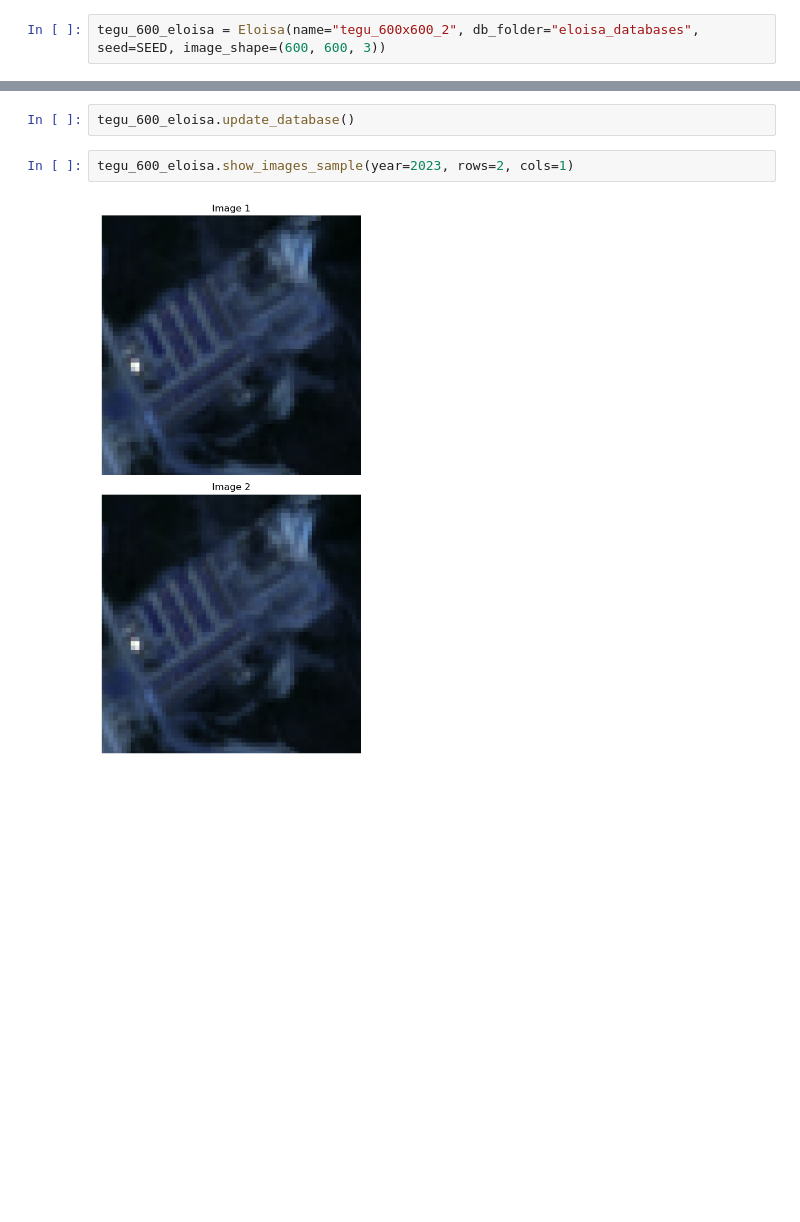
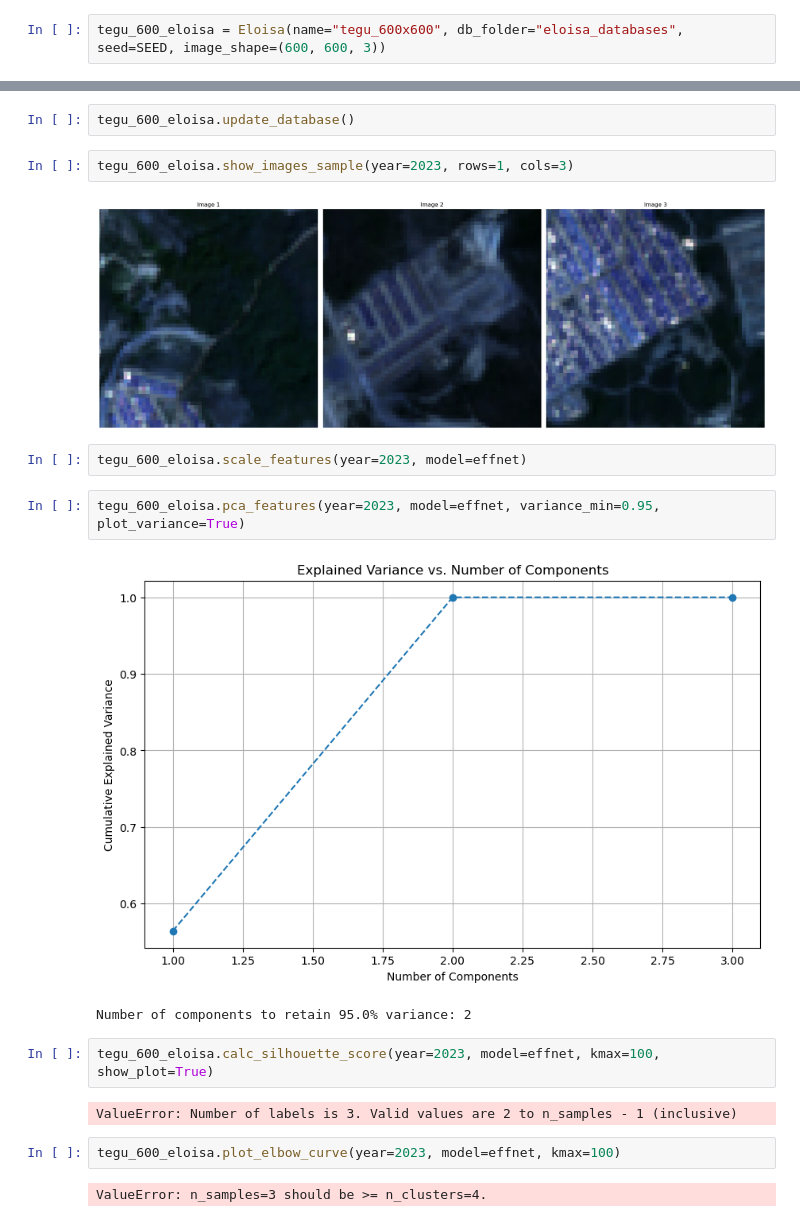
Before and after one commit to JuanesLamilla/TemporalClusterNet, a Jupyter notebook: main.ipynb, the cells around one changed output, grey strips where cells are left out. Drawn from its saved outputs; the diff is of its cells as text; blank space fills up the shorter version.

```diff
--- a/main.ipynb
+++ b/main.ipynb
@@ -92,5 +94,5 @@ import eloisa
 reload(eloisa)
 from eloisa import Eloisa
 # %%
-tegu_600_eloisa = Eloisa(name="tegu_600x600_2", db_folder="eloisa_databases", seed=SEED, image_shape=(600, 600, 3))
+tegu_600_eloisa = Eloisa(name="tegu_600x600", db_folder="eloisa_databases", seed=SEED, image_shape=(600, 600, 3))
 # %% [output]
@@ -126,6 +126,21 @@ for year in tegu_600_eloisa._data:
 # %%
 tegu_600_eloisa.update_database()
 # %%
-tegu_600_eloisa.show_images_sample(year=2023, rows=2, cols=1)
+tegu_600_eloisa.show_images_sample(year=2023, rows=1, cols=3)
 # %% [output]
-[figure, old version]
+[figure, new version]
+# %%
+tegu_600_eloisa.scale_features(year=2023, model=effnet)
+# %%
+tegu_600_eloisa.pca_features(year=2023, model=effnet, variance_min=0.95, plot_variance=True)
+# %% [output]
+[figure, added]
+Number of components to retain 95.0% variance: 2
+# %%
+tegu_600_eloisa.calc_silhouette_score(year=2023, model=effnet, kmax=100, show_plot=True)
+# %% [output]
+ValueError: Number of labels is 3. Valid values are 2 to n_samples - 1 (inclusive)
+# %%
+tegu_600_eloisa.plot_elbow_curve(year=2023, model=effnet, kmax=100)
+# %% [output]
+ValueError: n_samples=3 should be >= n_clusters=4.
```
Also changed, not shown: parts of 8 cells of this notebook, 2 other files.
